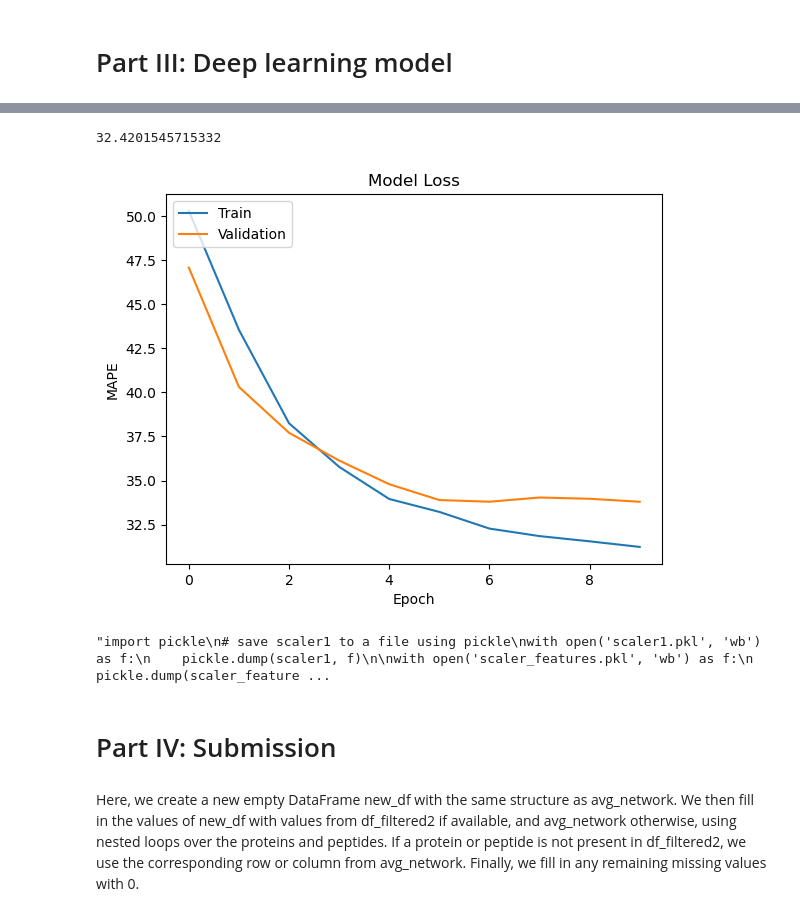
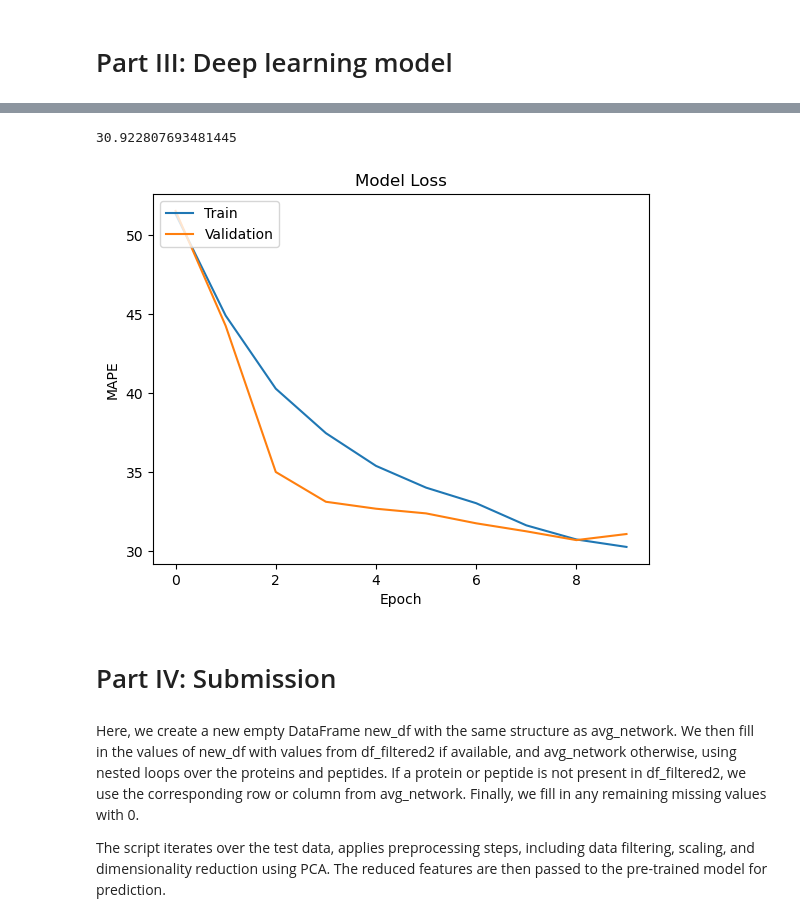
Before and after one commit to hyguozz/blog, a Jupyter notebook: amp-prot-peptide-network-deeplearning.ipynb, the cells around one changed output, grey strips where cells are left out. Drawn from its saved outputs; the diff is of its cells as text; code cells hidden in the pictures.

Commit message:
Kaggle Notebook | AMP_Prot-Peptide-network_DeepLearning | Version 44

```diff
--- a/amp-prot-peptide-network-deeplearning.ipynb
+++ b/amp-prot-peptide-network-deeplearning.ipynb
@@ -67,3 +65,4 @@ train_clinical_df = pd.read_csv(dataset_directory / 'train_clinical_data.csv')
 train_peptide_df = pd.read_csv(dataset_directory / 'train_peptides.csv')
 train_protein_df = pd.read_csv(dataset_directory / 'train_proteins.csv')
 supp_df = pd.read_csv(dataset_directory / 'supplemental_clinical_data.csv')
+supp_df.dropna(subset=['updrs_1', 'updrs_2', 'updrs_3', 'updrs_4','upd23b_clinical_state_on_medication'], inplace=True)
@@ -206,5 +187,0 @@ plt.show()
-# %%
-supp_df.drop(supp_df.columns[-1], axis=1, inplace = True)
-train_clinical_df.drop(train_clinical_df.columns[-1],axis=1,inplace = True)
-supp_df.dropna(subset=['updrs_1', 'updrs_2', 'updrs_3', 'updrs_4'], inplace=True)
-supp_df.shape, train_clinical_df.shape
@@ -220,12 +195,18 @@ cols_to_normalize = ['updrs_1', 'updrs_2', 'updrs_3', 'updrs_4']
 train_df[cols_to_normalize] = np.log1p(train_df[cols_to_normalize])
 
 # perform KNN imputation on the normalized data
-imputer = KNNImputer(n_neighbors=15)
-# Impute missing values in the last 4 columns
-train_df[cols_to_normalize] = np.maximum(imputer.fit_transform(train_df[cols_to_normalize]),0)
-#train_df[cols_to_normalize]=round(np.expm1(train_df[cols_to_normalize])) #.astype(int)
-train_df[cols_to_normalize]=np.maximum(np.expm1(train_df[cols_to_normalize]),0)
+imputer = KNNImputer(n_neighbors=10)
+
+on_medication_mask = train_df["upd23b_clinical_state_on_medication"] == "On"
+train_df.loc[on_medication_mask, cols_to_normalize] = np.maximum(imputer.fit_transform(train_df.loc[on_medication_mask, cols_to_normalize]), 0)
+off_medication_mask = train_df["upd23b_clinical_state_on_medication"] == "Off"
+train_df.loc[off_medication_mask, cols_to_normalize] = np.maximum(imputer.fit_transform(train_df.loc[off_medication_mask, cols_to_normalize]), 0)
+nan_medication_mask = train_df["upd23b_clinical_state_on_medication"].isna()
+train_df.loc[nan_medication_mask, cols_to_normalize] = np.maximum(imputer.fit_transform(train_df.loc[nan_medication_mask, cols_to_normalize]), 0)
+
+train_df[cols_to_normalize]=round(np.maximum(np.expm1(train_df[cols_to_normalize]),0))
 train_df = train_df.head(n= 2615)
+train_df = train_df.iloc[:, :-1]
 train_df
 # %% [output]
 |  | visit_id | patient_id | visit_month | updrs_1 | updrs_2 | updrs_3 | updrs_4 |
@@ -638,11 +600,11 @@ train_df.iloc[:, -16:]
 # %%
 from tensorflow.keras.optimizers import Adam
 X_train = train_df.iloc[:, :-16].astype(float)  # select all columns except the last 16
-y_train = train_df.iloc[:, -16:].astype(float)   # select only the last 16 columns
+y_train = train_df.iloc[:, -16:].astype(int)   # select only the last 16 columns
 X_val = val_df.iloc[:, :-16].astype(float)  # select all columns except the last 16
-y_val = val_df.iloc[:, -16:].astype(float)   # select only the last 16 columns
+y_val = val_df.iloc[:, -16:].astype(int)   # select only the last 16 columns
 X_test = test_df.iloc[:, :-16].astype(float)   # select all columns except the last 16
-y_test = test_df.iloc[:, -16:].astype(float)  # select only the last 16 columns
+y_test = test_df.iloc[:, -16:].astype(int)  # select only the last 16 columns
 # %%
 def smape_loss(y_true, y_pred):
     y_true = K.cast(y_true,dtype='float32') + 1
@@ -669,50 +631,44 @@ def smape(y_true, y_pred):
     smape = 100 * np.mean(numerator / denominator)
     return smape
 # %%
-# builds and trains a Multi-Layer Perceptron (MLP) neural network using the Keras API with TensorFlow backend.
+from keras import regularizers
+
 model = Sequential()
-model.add(Dense(64, input_dim=X_train.shape[1], activation='relu'))
+model.add(Dense(64, input_dim=X_train.shape[1], activation='relu', kernel_regularizer=regularizers.l2(0.0001)))
 model.add(Dropout(0.3))
-model.add(Dense(64, activation='relu'))
+model.add(Dense(64, activation='relu', kernel_regularizer=regularizers.l2(0.0001)))
 model.add(Dropout(0.3))
-model.add(Dense(64, activation='relu'))
+model.add(Dense(64, activation='relu', kernel_regularizer=regularizers.l2(0.0001)))
 model.add(Dropout(0.3))
-model.add(Dense(64, activation='relu'))
+model.add(Dense(64, activation='relu', kernel_regularizer=regularizers.l2(0.0001)))
 model.add(Dense(16, activation='linear'))
+
 # create Adam optimizer with a learning rate of 0.001
 adam = Adam(learning_rate=0.0001)
 
 # compile model with Adam optimizer and a learning rate of 0.0001
 model.compile(loss=smape_loss, optimizer='adam')
 # fit model
-history = model.fit(X_train, y_train, validation_data=(X_val, y_val), epochs= 10, verbose=0, batch_size=32)
+history = model.fit(X_train, y_train, validation_data=(X_val, y_val), epochs=10, verbose=0, batch_size=32)
+
 # Generate generalization metrics
-
 score = model.evaluate(X_test, y_test, verbose=0)
 print(score)
 
 # plot training and validation loss over epochs
 plt.plot(history.history['loss'])
 plt.plot(history.history['val_loss'])
 plt.title('Model Loss')
 plt.ylabel('MAPE')
 plt.xlabel('Epoch')
 plt.legend(['Train', 'Validation'], loc='upper left')
 plt.show()
 # %% [output]
-32.4201545715332
+30.922807693481445
-[figure, old version]
+[figure, new version]
-# %%
-'''import pickle
-# save scaler1 to a file using pickle
-with open('scaler1.pkl', 'wb') as f:
-    pickle.dump(scaler1, f)
-
-with open('scaler_features.pkl', 'wb') as f:
-    pickle.dump(scaler_features, f)'''
-# %% [output]
-"import pickle\n# save scaler1 to a file using pickle\nwith open('scaler1.pkl', 'wb') as f:\n    pickle.dump(scaler1, f)\n\nwith open('scaler_features.pkl', 'wb') as f:\n    pickle.dump(scaler_feature ...
 # %% [markdown]
 # Part IV: Submission
 # %% [markdown]
 Here, we create a new empty DataFrame new_df with the same structure as avg_network. We then fill in the values of new_df with values from df_filtered2 if available, and avg_network otherwise, using nested loops over the proteins and peptides. If a protein or peptide is not present in df_filtered2, we use the corresponding row or column from avg_network. Finally, we fill in any remaining missing values with 0.
+
+The script iterates over the test data, applies preprocessing steps, including data filtering, scaling, and dimensionality reduction using PCA. The reduced features are then passed to the pre-trained model for prediction.
```
Also changed, not shown: parts of 21 cells of this notebook.
